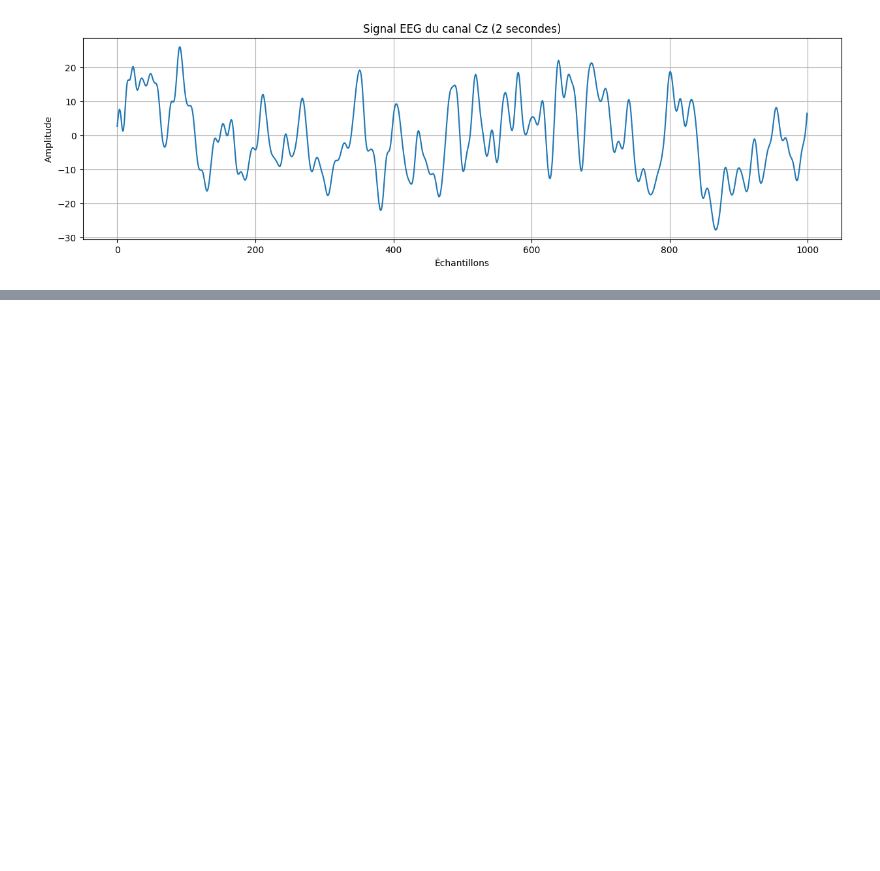
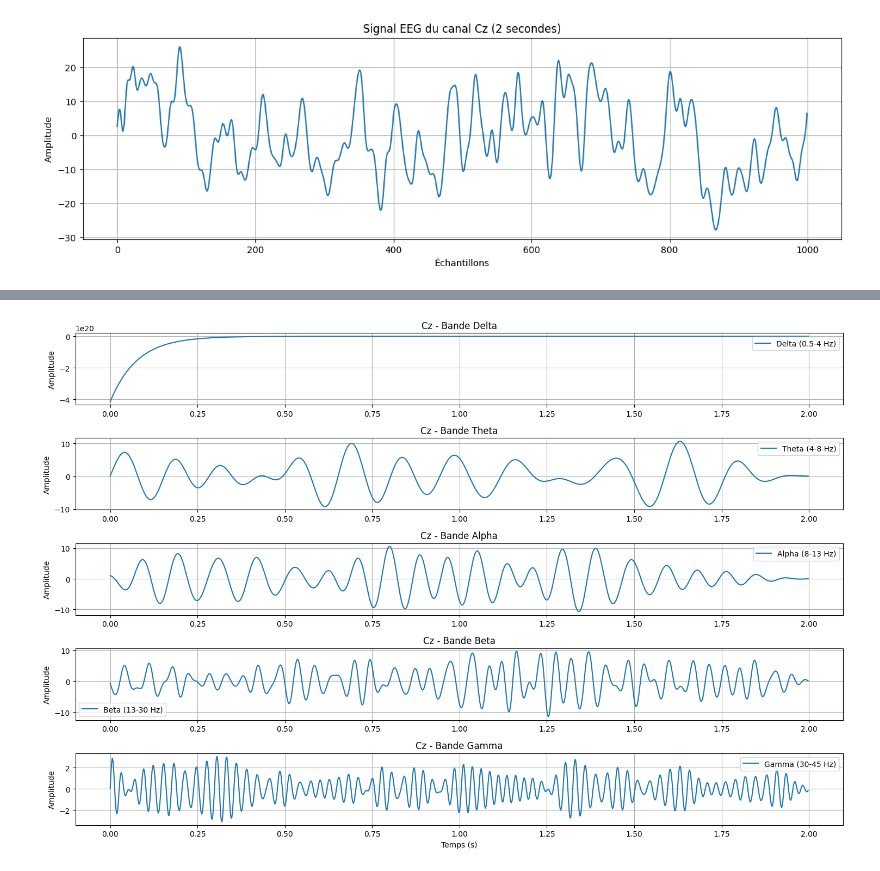
Before and after one commit to robinguiavarch/XAIGUIFORMER_MLReproducibility, a Jupyter notebook: src/dataset_viz.ipynb, the cells around one changed output, grey strips where cells are left out. Cells and saved outputs as stored; diff of their text form; code cells hidden in the pictures; blank space fills up the shorter version.

```diff
--- a/src/dataset_viz.ipynb
+++ b/src/dataset_viz.ipynb
@@ -105,0 +166,22 @@ plt.show()
+# %%
+# ---- Visualisation du signal filtré par bande ----
+n_seconds = 2
+n_samples = n_seconds * sampling_rate
+t = np.arange(n_samples) / sampling_rate
+
+plt.figure(figsize=(15, 10))
+
+for i, (band, (low, high)) in enumerate(bands.items()):
+    filtered = bandpass_filter(signal[:n_samples], low, high, sampling_rate)
+    plt.subplot(len(bands), 1, i + 1)
+    plt.plot(t, filtered, label=f'{band} ({low}-{high} Hz)')
+    plt.title(f'{channel} - Bande {band}')
+    plt.ylabel("Amplitude")
+    plt.grid(True)
+    plt.legend()
+
+plt.xlabel("Temps (s)")
+plt.tight_layout()
+plt.show()
+# %% [output]
+[figure, added]
```
Also changed, not shown: parts of 13 cells of this notebook, 6 other files.
